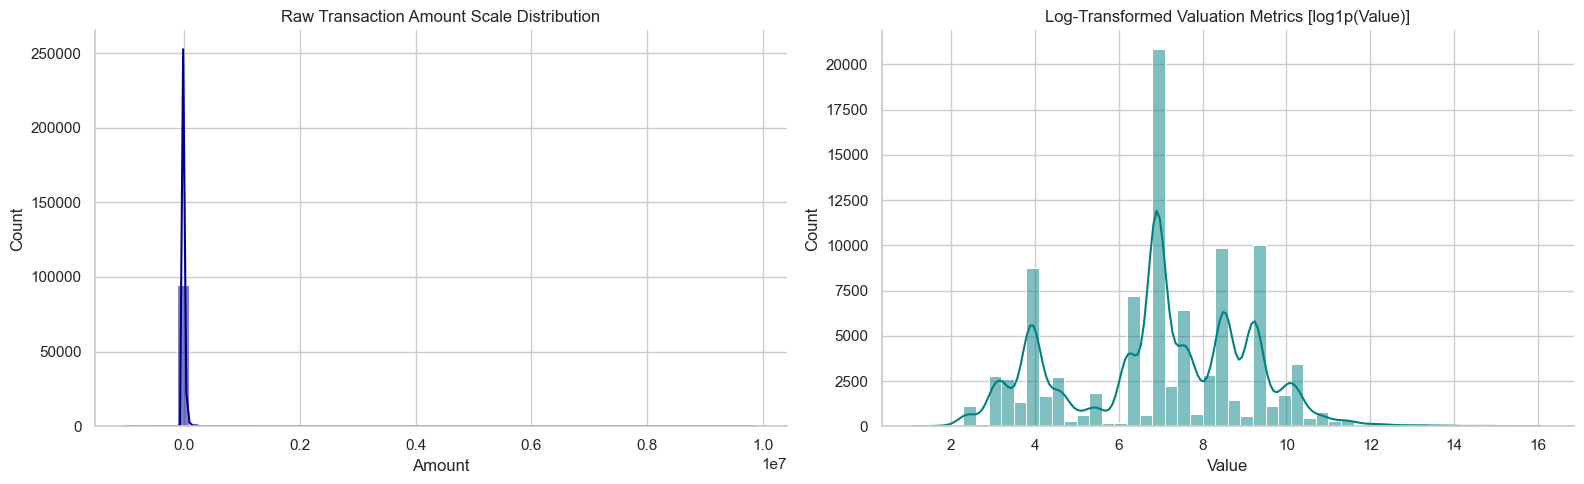
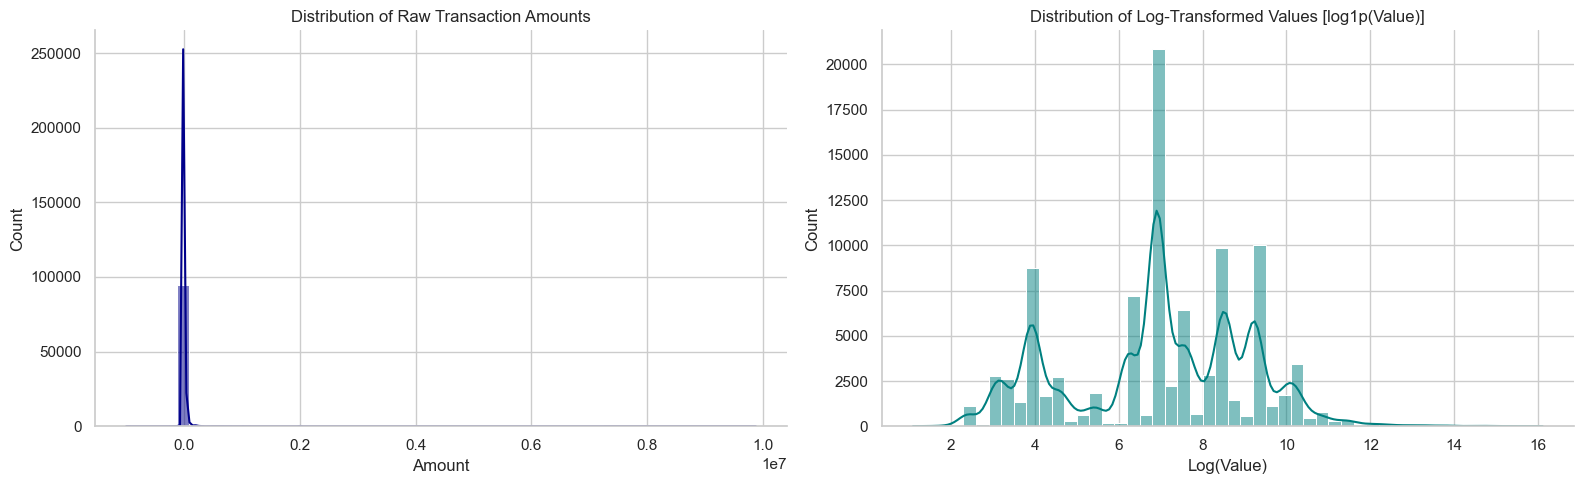
Unified diff of the notebook cell whose output changed from the first chart to the second:
--- before
+++ after
@@ -1,10 +1,25 @@
+import os
+
+# Create the plots folder inside your current directory (notebooks/)
+os.makedirs("plots", exist_ok=True)
+
+# Generate the subplots
 fig, axes = plt.subplots(1, 2, figsize=(16, 5))
 
+# Plot raw transaction amount distribution
 sns.histplot(df['Amount'], bins=50, kde=True, ax=axes[0], color='darkblue')
-axes[0].set_title('Raw Transaction Amount Scale Distribution')
+axes[0].set_title('Distribution of Raw Transaction Amounts')
+axes[0].set_xlabel('Amount')
 
+# Plot log-transformed value distribution
 sns.histplot(np.log1p(df['Value']), bins=50, kde=True, ax=axes[1], color='teal')
-axes[1].set_title('Log-Transformed Valuation Metrics [log1p(Value)]')
+axes[1].set_title('Distribution of Log-Transformed Values [log1p(Value)]')
+axes[1].set_xlabel('Log(Value)')
 
 plt.tight_layout()
+
+# Save the plot explicitly before showing it
+plt.savefig("plots/monetary_distributions.png", dpi=300, bbox_inches="tight")
+print("Saved: plots/monetary_distributions.png")
+
 plt.show()

Commit: feat: build full project folder architecture matching README map